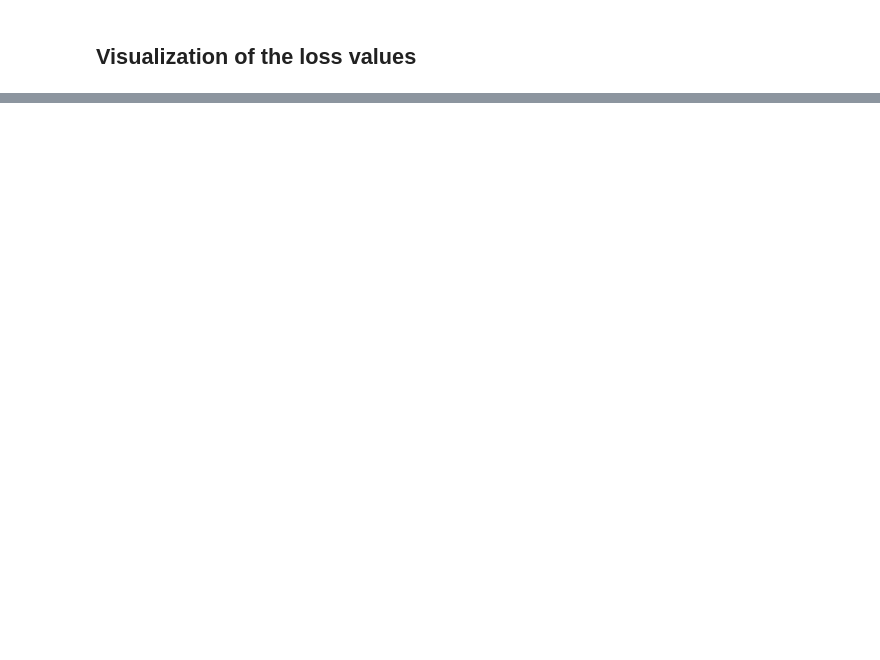
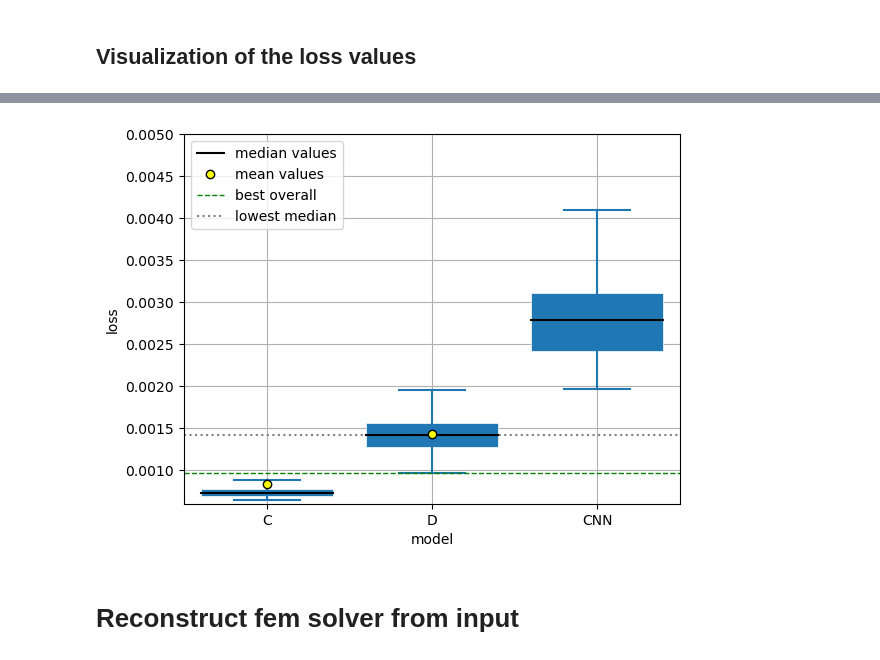
Before and after one commit to vschormann/MA_ML_assisted_SUPG, a Jupyter notebook: Section_3_2.ipynb, the cells around one changed output, grey strips where cells are left out. Saved outputs shown, nothing was run; the diff lists cells and outputs as text; code cells hidden in the pictures; blank space fills up the shorter version.

```diff
--- a/Section_3_2.ipynb
+++ b/Section_3_2.ipynb
@@ -67,6 +109,8 @@ def test_loop(dataloader, nn, loss_fn):
 def train(
         device,
         nn,
+        lr,
+        gamma,
         step_size,
         epochs,
         train_set_input_dir,
@@ -109,11 +153,11 @@ def train(
         device=device
     )
     train_loader = DataLoader(train_set, batch_size=batch_size, shuffle=True)
-    test_loader = DataLoader(test_set, batch_size=batch_size, shuffle=True)
+    test_loader = DataLoader(test_set, batch_size=1, shuffle=True)
 
     model = nn
-    optimizer = torch.optim.Adam(model.parameters())
-    scheduler = torch.optim.lr_scheduler.StepLR(optimizer=optimizer, step_size=step_size)
+    optimizer = torch.optim.Adam(model.parameters(), lr=lr)
+    scheduler = torch.optim.lr_scheduler.StepLR(optimizer=optimizer, step_size=step_size, gamma=gamma)
     train_loss_array = np.array([])
     test_loss_array = np.array([])
     loss_fn = torch.nn.MSELoss()
@@ -452,0 +265,68 @@ plt.show()
+# %%
+import numpy as np
+import matplotlib.pyplot as plt
+step = 50
+dir0 = "data/example_3_1/loss_arrays/test_cMLP_narrow"
+dir1 = "data/example_3_1/loss_arrays/test_cMLP_10hidden"
+dir2 = "data/example_3_2/loss_arrays/test_loss_cnn"
+
+
+
+def load_loss_arrays(dir, idx, threshold=None):
+    l = []
+    for k in idx:
+        arr = np.load(f"{dir}_{k}.npy")
+        if threshold:
+            if np.max(arr) < threshold:
+                l.append(arr)
+        else:
+            l.append(arr)
+    return np.stack(l, axis = 0)
+x = ['C', 'D', 'CNN']
+boxnarrow = load_loss_arrays(dir0, np.arange(step), None)
+boxhidden10 = load_loss_arrays(dir1, np.arange(step), None)
+boxcnn = load_loss_arrays(dir2, np.arange(step), None)
+boxavg = np.vstack(
+    [
+        np.min(boxnarrow, axis=1),
+        np.min(boxhidden10, axis=1),
+        np.min(boxcnn, axis=1)
+        ]
+    )
+bp = plt.boxplot(
+    boxavg.T,
+    labels=x,
+    widths=0.8,
+    patch_artist=True,
+    #meanline=True,
+    showmeans=True,
+    showfliers=False,
+    meanprops={'marker':'o', "markerfacecolor":"yellow", "color":"yellow","markeredgecolor":"black"},
+    medianprops={"color": "black", "linewidth": 1.5},
+    boxprops={"facecolor": "C0", "edgecolor": "white",
+                "linewidth": 0.5},
+    whiskerprops={"color": "C0", "linewidth": 1.5},
+    capprops={"color": "C0", "linewidth": 1.5}
+)
+lower_whisker_y = bp['whiskers'][2].get_ydata()[1]
+lower_median = bp['medians'][1].get_ydata()[0]
+bp['means'][0].set_label('mean values')
+bp['medians'][0].set_label('median values')
+
+plt.axhline(lower_whisker_y, linestyle='--', linewidth=1, color='green', label='best overall')
+plt.axhline(lower_median, linestyle=':', linewidth=1.5, color='grey', label='lowest median')
+
+
+
+
+plt.ylim(0.0006,0.005)
+plt.legend()
+plt.grid()
+plt.xlabel('model')
+plt.ylabel('loss')
+plt.savefig('example_3_2_loss_boxplot.png')
+plt.show()
+# %% [output]
+[figure, added]
+# %% [markdown]
+# Reconstruct fem solver from input
```
Also changed, not shown: parts of 14 cells of this notebook, 2 other files.
